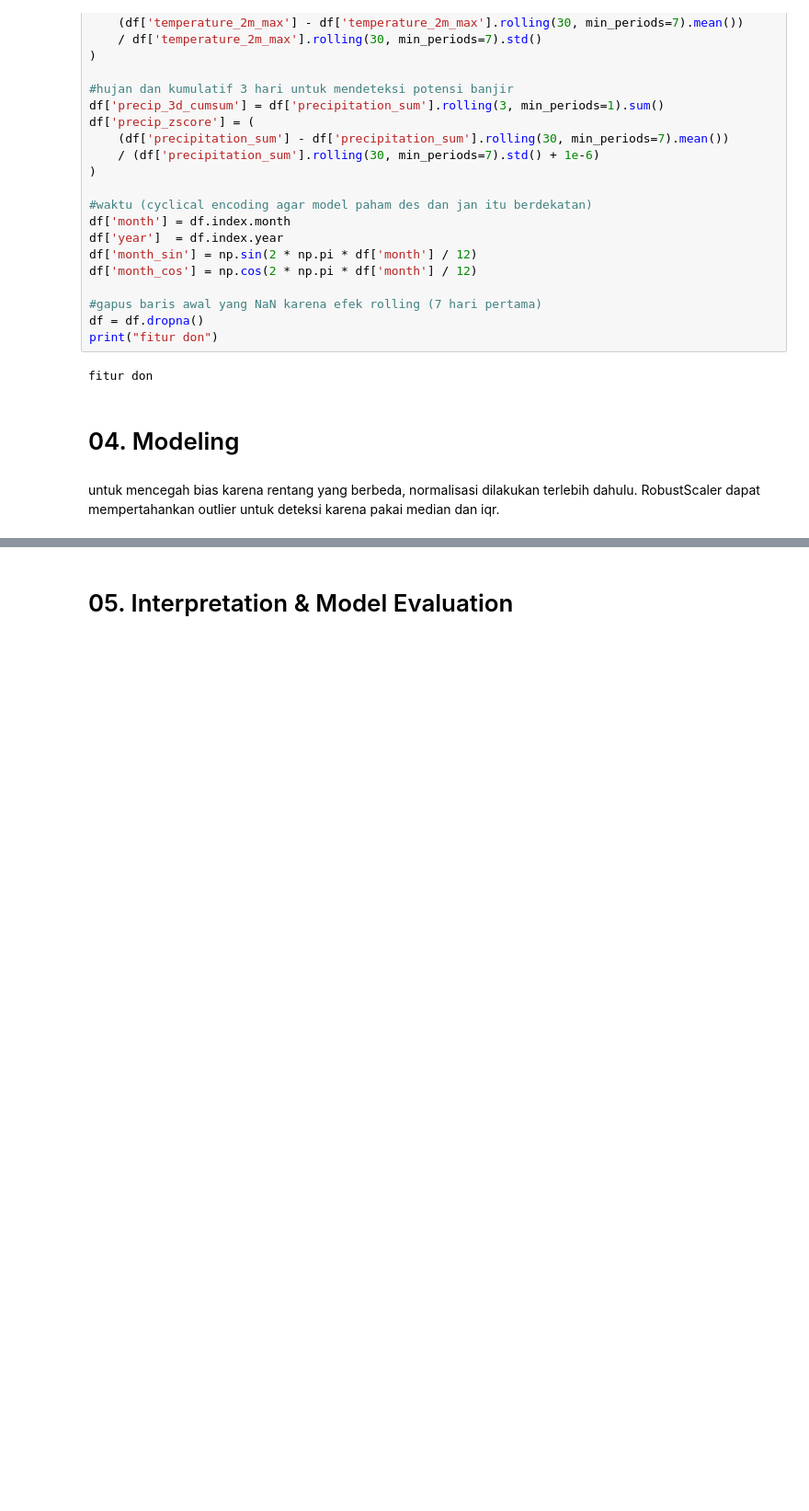
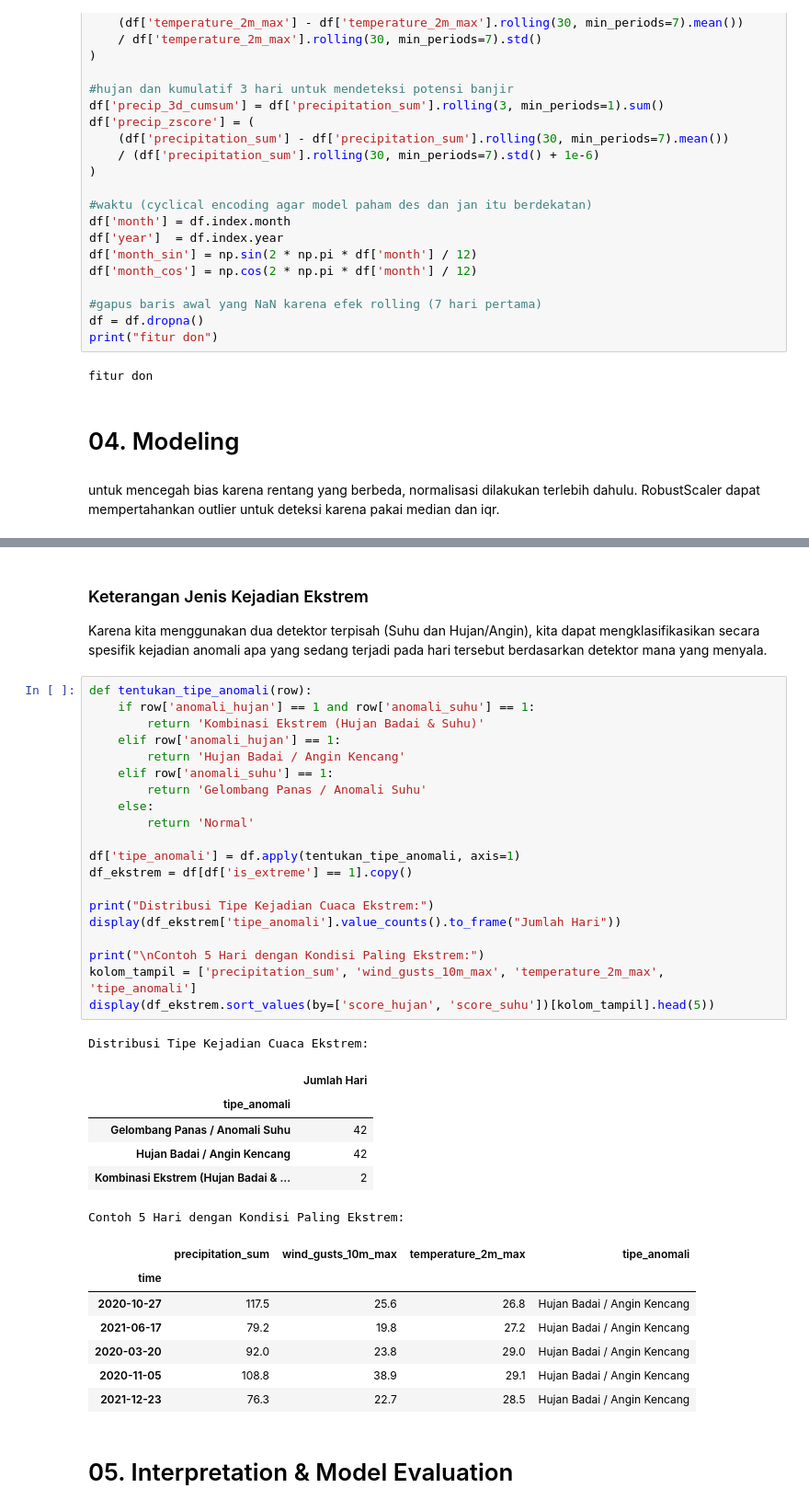
Before and after one commit to melinda-ab/prediksi-anomali-cuaca-sleman, a Jupyter notebook: main.ipynb, the cells around one changed output, grey strips where cells are left out. Shown at 92% size. Drawn from its saved outputs; the diff is of its cells as text; blank space fills up the shorter version.

```diff
--- a/main.ipynb
+++ b/main.ipynb
@@ -371,3 +366,41 @@ plt.show()
+# %% [markdown]
+### Keterangan Jenis Kejadian Ekstrem
+Karena kita menggunakan dua detektor terpisah (Suhu dan Hujan/Angin), kita dapat mengklasifikasikan secara spesifik kejadian anomali apa yang sedang terjadi pada hari tersebut berdasarkan detektor mana yang menyala.
+# %%
+def tentukan_tipe_anomali(row):
+    if row['anomali_hujan'] == 1 and row['anomali_suhu'] == 1:
+        return 'Kombinasi Ekstrem (Hujan Badai & Suhu)'
+    elif row['anomali_hujan'] == 1:
+        return 'Hujan Badai / Angin Kencang'
+    elif row['anomali_suhu'] == 1:
+        return 'Gelombang Panas / Anomali Suhu'
+    else:
+        return 'Normal'
+
+df['tipe_anomali'] = df.apply(tentukan_tipe_anomali, axis=1)
+df_ekstrem = df[df['is_extreme'] == 1].copy()
+
+print("Distribusi Tipe Kejadian Cuaca Ekstrem:")
+display(df_ekstrem['tipe_anomali'].value_counts().to_frame("Jumlah Hari"))
+
+print("\nContoh 5 Hari dengan Kondisi Paling Ekstrem:")
+kolom_tampil = ['precipitation_sum', 'wind_gusts_10m_max', 'temperature_2m_max', 'tipe_anomali']
+display(df_ekstrem.sort_values(by=['score_hujan', 'score_suhu'])[kolom_tampil].head(5))
+# %% [output]
+Distribusi Tipe Kejadian Cuaca Ekstrem:
+|  | Jumlah Hari |
+| tipe_anomali |  |
+| Gelombang Panas / Anomali Suhu | 42 |
+| Hujan Badai / Angin Kencang | 42 |
+| Kombinasi Ekstrem (Hujan Badai & ... | 2 |
+Contoh 5 Hari dengan Kondisi Paling Ekstrem:
+|  | precipitation_sum | wind_gusts_10m_max | temperature_2m_max | tipe_anomali |
+| time |  |  |  |  |
+| 2020-10-27 | 117.5 | 25.6 | 26.8 | Hujan Badai / Angin Kencang |
+| 2021-06-17 | 79.2 | 19.8 | 27.2 | Hujan Badai / Angin Kencang |
+| 2020-03-20 | 92.0 | 23.8 | 29.0 | Hujan Badai / Angin Kencang |
+| 2020-11-05 | 108.8 | 38.9 | 29.1 | Hujan Badai / Angin Kencang |
+| 2021-12-23 | 76.3 | 22.7 | 28.5 | Hujan Badai / Angin Kencang |
 # %% [markdown]
 # 05. Interpretation & Model Evaluation
 # %%
```
Also changed, not shown: parts of 10 cells of this notebook, 7 other files.
